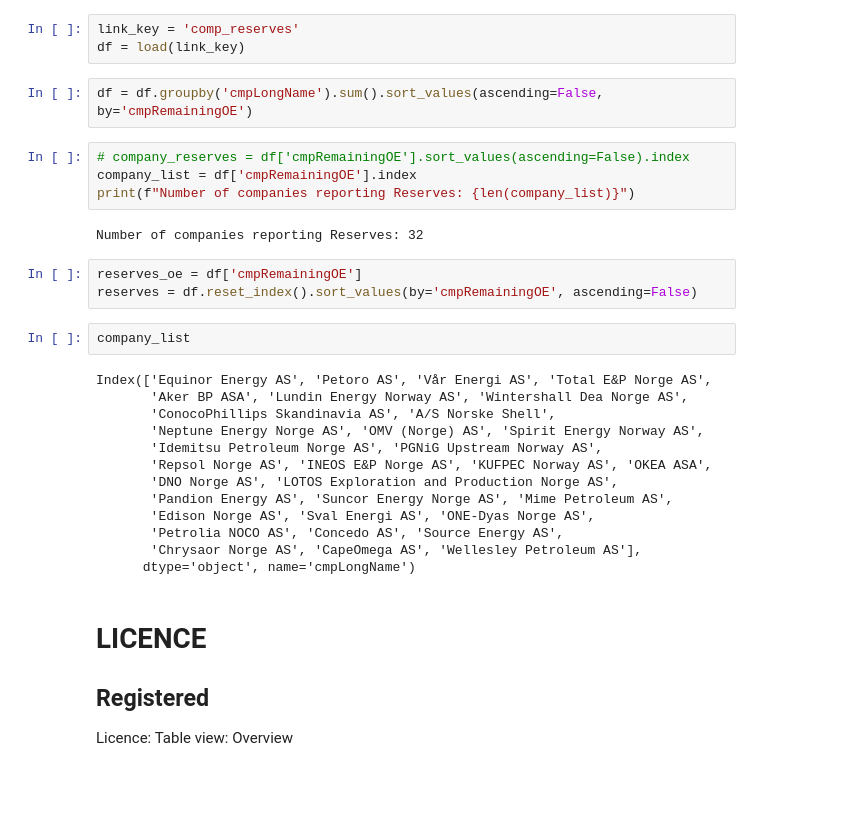
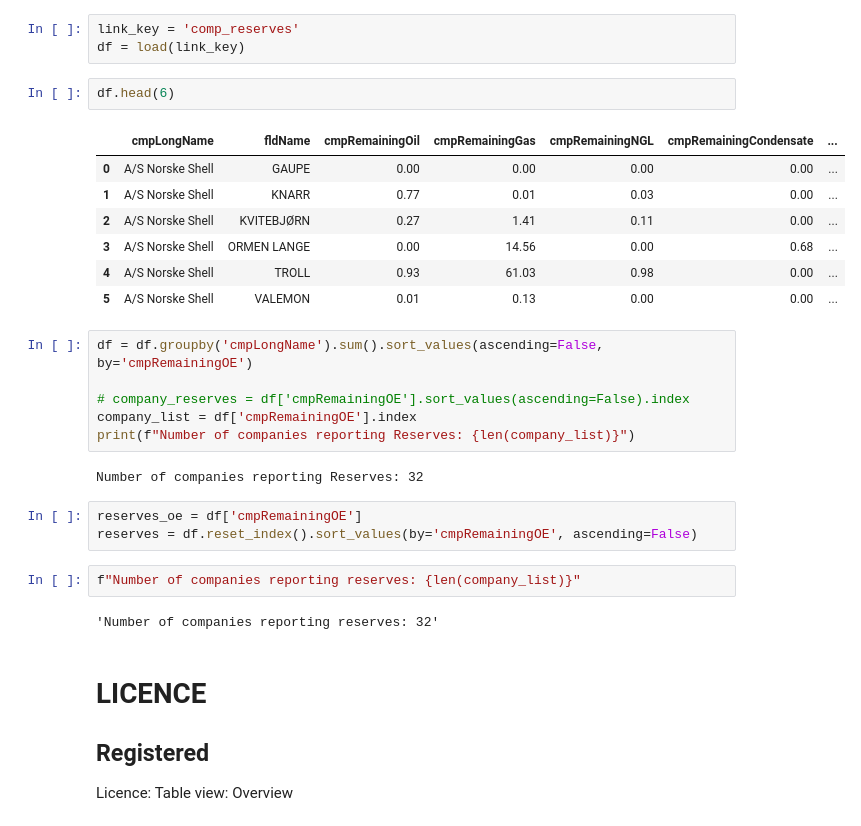
Before and after one commit to ABDunbar/NPD-Visualisation, a Jupyter notebook: npd_links.ipynb, the cells around one changed output. Drawn from its saved outputs; the diff is of its cells as text; blank space fills up the shorter version.

Commit message:
re-org for company focus

```diff
--- a/npd_links.ipynb
+++ b/npd_links.ipynb
@@ -160,32 +160,31 @@ See Company: Table view: All
 # %%
 link_key = 'comp_reserves'
 df = load(link_key)
+# %%
+df.head(6)
+# %% [output]
+|  | cmpLongName | fldName | cmpRemainingOil | cmpRemainingGas | cmpRemainingNGL | cmpRemainingCondensate | ... |
+| 0 | A/S Norske Shell | GAUPE | 0.00 | 0.00 | 0.00 | 0.00 | ... |
+| 1 | A/S Norske Shell | KNARR | 0.77 | 0.01 | 0.03 | 0.00 | ... |
+| 2 | A/S Norske Shell | KVITEBJØRN | 0.27 | 1.41 | 0.11 | 0.00 | ... |
+| 3 | A/S Norske Shell | ORMEN LANGE | 0.00 | 14.56 | 0.00 | 0.68 | ... |
+| 4 | A/S Norske Shell | TROLL | 0.93 | 61.03 | 0.98 | 0.00 | ... |
+| 5 | A/S Norske Shell | VALEMON | 0.01 | 0.13 | 0.00 | 0.00 | ... |
 # %%
 df = df.groupby('cmpLongName').sum().sort_values(ascending=False, by='cmpRemainingOE')
+
+# company_reserves = df['cmpRemainingOE'].sort_values(ascending=False).index
+company_list = df['cmpRemainingOE'].index
+print(f"Number of companies reporting Reserves: {len(company_list)}")
+# %% [output]
+Number of companies reporting Reserves: 32
-# %%
-# company_reserves = df['cmpRemainingOE'].sort_values(ascending=False).index
-company_list = df['cmpRemainingOE'].index
-print(f"Number of companies reporting Reserves: {len(company_list)}")
-# %% [output]
-Number of companies reporting Reserves: 32
 # %%
 reserves_oe = df['cmpRemainingOE']
 reserves = df.reset_index().sort_values(by='cmpRemainingOE', ascending=False)
-# %%
-company_list
-# %% [output]
-Index(['Equinor Energy AS', 'Petoro AS', 'Vår Energi AS', 'Total E&P Norge AS',
-       'Aker BP ASA', 'Lundin Energy Norway AS', 'Wintershall Dea Norge AS',
-       'ConocoPhillips Skandinavia AS', 'A/S Norske Shell',
-       'Neptune Energy Norge AS', 'OMV (Norge) AS', 'Spirit Energy Norway AS',
-       'Idemitsu Petroleum Norge AS', 'PGNiG Upstream Norway AS',
-       'Repsol Norge AS', 'INEOS E&P Norge AS', 'KUFPEC Norway AS', 'OKEA ASA',
-       'DNO Norge AS', 'LOTOS Exploration and Production Norge AS',
-       'Pandion Energy AS', 'Suncor Energy Norge AS', 'Mime Petroleum AS',
-       'Edison Norge AS', 'Sval Energi AS', 'ONE-Dyas Norge AS',
-       'Petrolia NOCO AS', 'Concedo AS', 'Source Energy AS',
-       'Chrysaor Norge AS', 'CapeOmega AS', 'Wellesley Petroleum AS'],
-      dtype='object', name='cmpLongName')
+# %%
+f"Number of companies reporting reserves: {len(company_list)}"
+# %% [output]
+'Number of companies reporting reserves: 32'
 # %% [markdown]
 # LICENCE
 ## Registered
```
Also changed, not shown: parts of 13 cells of this notebook.
